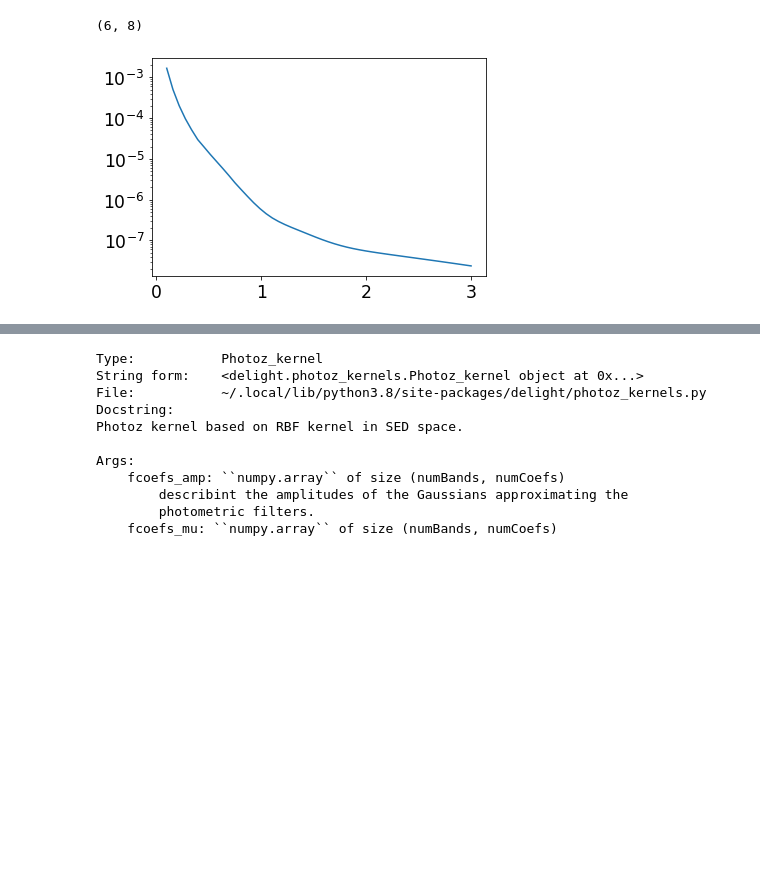
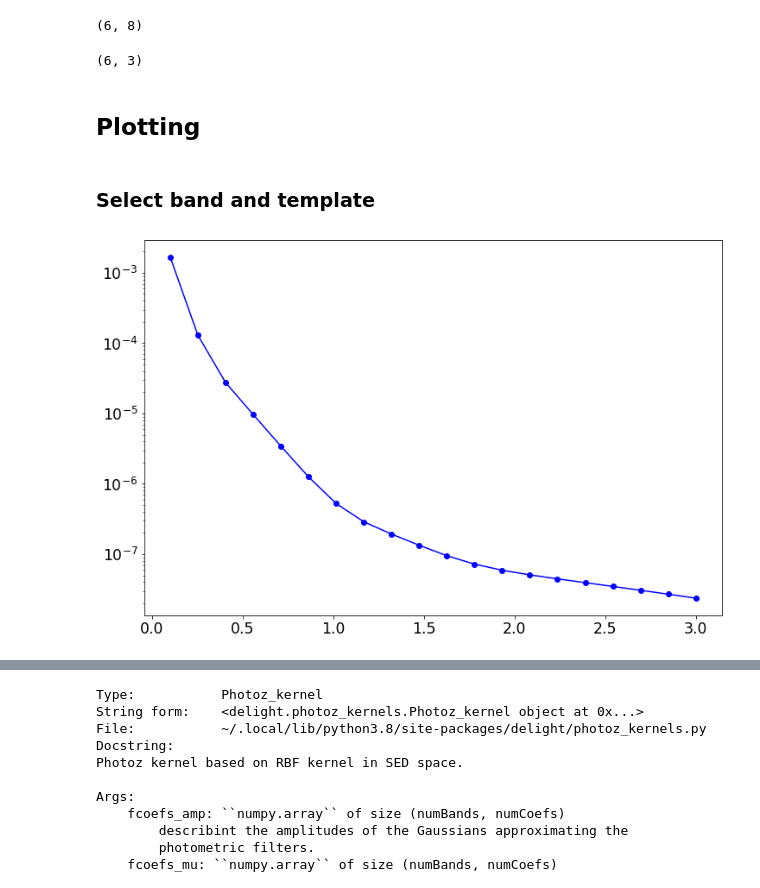
Before and after one commit to sylvielsstfr/PhotoZAna, a Jupyter notebook: ana_delightoutput/notebooks/study_gp/test_delight_gp_Fzprior.ipynb, the cells around one changed output, grey strips where cells are left out. Saved outputs shown, nothing was run; the diff lists cells and outputs as text; code cells hidden in the pictures; blank space fills up the shorter version.

```diff
--- a/ana_delightoutput/notebooks/study_gp/test_delight_gp_Fzprior.ipynb
+++ b/ana_delightoutput/notebooks/study_gp/test_delight_gp_Fzprior.ipynb
@@ -23,7 +24,7 @@ from delight.photoz_kernels import Photoz_mean_function, Photoz_kernel
 logger = logging.getLogger(__name__)
 coloredlogs.install(level='DEBUG', logger=logger,fmt='%(asctime)s,%(msecs)03d %(programname)s, %(name)s[%(process)d] %(levelname)s %(message)s')
 # %%
-plt.rcParams["figure.figsize"] = (6,4)
+plt.rcParams["figure.figsize"] = (12,8)
 plt.rcParams["axes.labelsize"] = 'xx-large'
 plt.rcParams['axes.titlesize'] = 'xx-large'
 plt.rcParams['xtick.labelsize']= 'xx-large'
@@ -137,10 +148,13 @@ X[:,2]=1.0
 gp.mean_fct.f(X).shape
 # %% [output]
 (6, 8)
+# %%
+NBINS=20
 # %%
 all_F=[]
 all_z=[]
-for z in np.linspace(0.1,3,50):
+all_X=[]
+for z in np.linspace(0.1,3,NBINS):
     X=np.zeros((numBands,3))
     X[:,0]=np.arange(numBands)
     X[:,1]=z
@@ -148,3 +162,10 @@ for z in np.linspace(0.1,3,50):
     Fluxes=gp.mean_fct.f(X)
     all_F.append(Fluxes)
     all_z.append(z)
+    all_X.append(X)
+# %%
+all_X[0].shape
+# %% [output]
+(6, 3)
+# %% [markdown]
+## Plotting
@@ -151 +176,3 @@ for z in np.linspace(0.1,3,50):
+# %% [markdown]
+### Select band and template
 # %%
@@ -154,6 +181,6 @@ it=0
 F= [ f[ib,it] for f in all_F ]
 # %%
-plt.plot(all_z,F)
+plt.plot(all_z,F,"o-b")
 plt.yscale("log")
 # %% [output]
-[figure, old version]
+[figure, new version]
```
Also changed, not shown: parts of 17 cells of this notebook.
